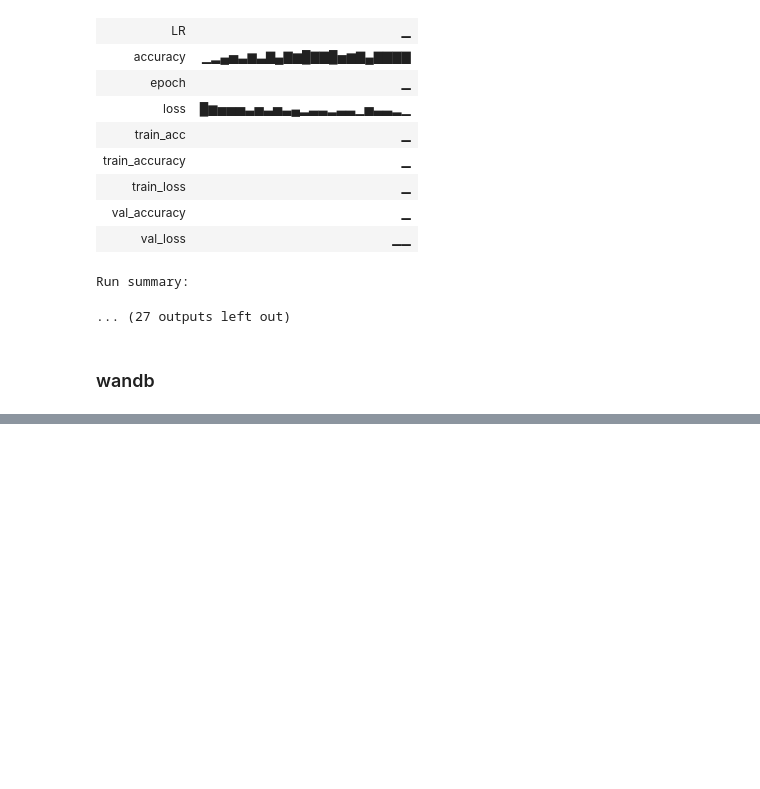
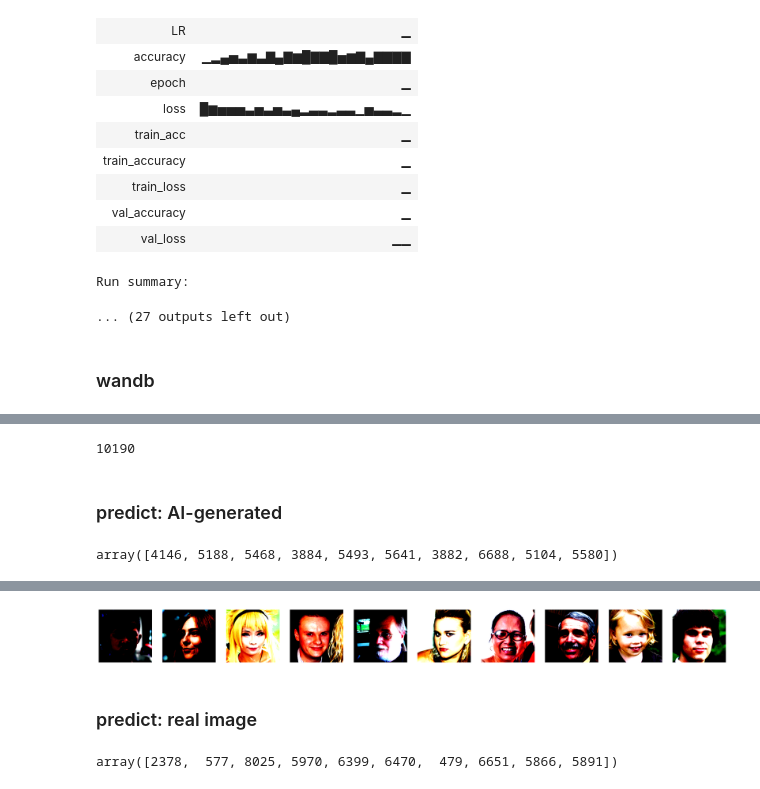
Before and after one commit to lilasu086/ba865, a Jupyter notebook: BA865_Group2_CNN_+_ViT.ipynb, the cells around one changed output, grey strips where cells are left out. Cells and saved outputs as stored; diff of their text form; code cells hidden in the pictures; blank space fills up the shorter version.

```diff
--- a/BA865_Group2_CNN_+_ViT.ipynb
+++ b/BA865_Group2_CNN_+_ViT.ipynb
@@ -1065,0 +1174,54 @@ https://api.wandb.ai/links/bostonuniversity-olivia/hqmta2zc
+# %%
+test_loss_ai = []
+
+if gpu_available and use_gpu:
+    model = model.cuda()
+
+for i, (images, labels) in enumerate(test_dataset):
+  if labels == 1:
+
+    if gpu_available and use_gpu:
+        images = images.cuda()
+
+    output = model(images.unsqueeze(0))
+              # image.shape = torch.Size([3, 224, 224])
+              # .unsqueeze(0) -> torch.Size([1, 3, 224, 224])
+                                            # 1 = batch_size
+                                            # I want to enumerate each image at once
+              # 0 mean position
+
+      # convert labels to tensor so it can compare with the output
+    labels = torch.tensor([labels])
+    if gpu_available and use_gpu:
+        labels = labels.cuda()
+
+    loss = criterion(output.logits, labels) # label already in cuda, so only assign image/ model to cuda
+                                            # the loss will in tensor
+
+    test_loss_ai.append(loss.item()) # extract value from tensor
+# %%
+len(test_loss_ai)
+# %% [output]
+10190
+# %% [markdown]
+### predict: AI-generated
+# %%
+import numpy as np
+index_great = np.argsort(test_loss)[::-1][-10:]
+# %%
+index_great
+# %% [output]
+array([4146, 5188, 5468, 3884, 5493, 5641, 3882, 6688, 5104, 5580])
+# %%
+import matplotlib.pyplot as plt
+
+fig, axes = plt.subplots(nrows=1, ncols=len(index_great), figsize=(30, 15))
+
+for i in range(0,10):
+  image = np.transpose(test_dataset[index_great[i] - 1][0], (1, 2, 0))
+  axes[i].imshow(image)
+  axes[i].axis('off')  # Turn off axis
+
+
+plt.show()
+# %% [output]
@@ -1065,0 +1238,3 @@ https://api.wandb.ai/links/bostonuniversity-olivia/hqmta2zc
+[figure, added]
+# %% [markdown]
+### predict: real image
@@ -1065,0 +1243,4 @@ https://api.wandb.ai/links/bostonuniversity-olivia/hqmta2zc
+# %%
+index_poor
+# %% [output]
+array([2378,  577, 8025, 5970, 6399, 6470,  479, 6651, 5866, 5891])
```
Also changed, not shown: parts of 21 cells of this notebook.
